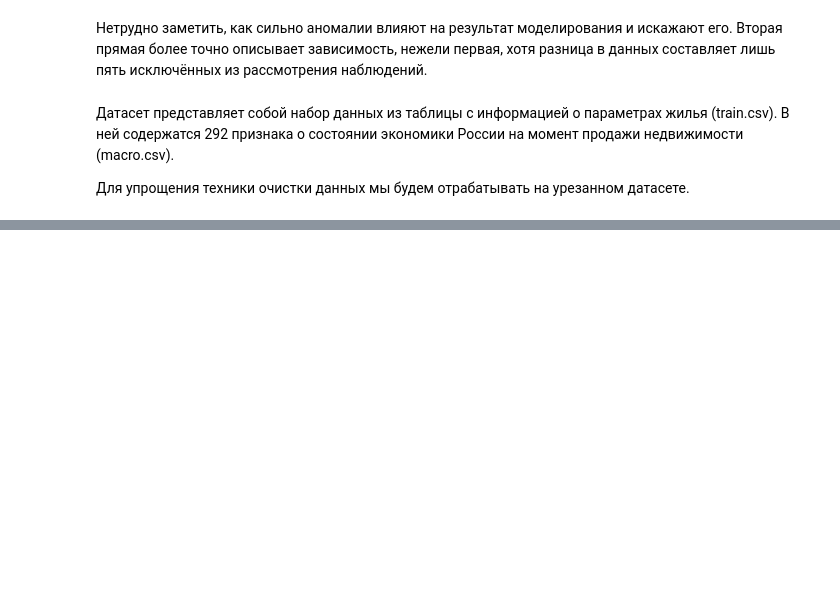
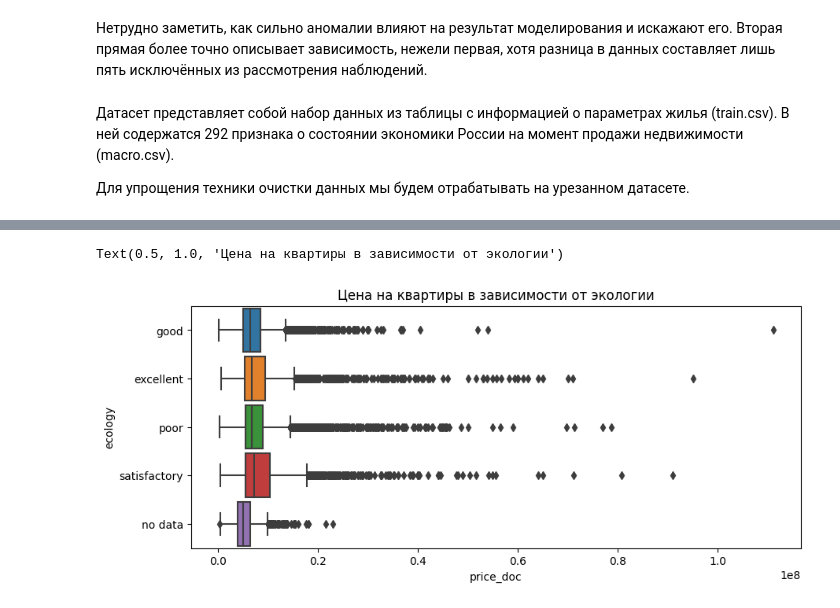
Before and after one commit to Dharmaviira/First_project_of_SF, a Jupyter notebook: Learning-DS-SF/PYTHON-14_Data_Cleaning/PT-14-Data_Cleaning.ipynb, the cells around one changed output, grey strips where cells are left out. Cells and saved outputs as stored; diff of their text form; code cells hidden in the pictures; blank space fills up the shorter version.

Commit message:
add visual method detect nan data

```diff
--- a/Learning-DS-SF/PYTHON-14_Data_Cleaning/PT-14-Data_Cleaning.ipynb
+++ b/Learning-DS-SF/PYTHON-14_Data_Cleaning/PT-14-Data_Cleaning.ipynb
@@ -25,0 +37,3 @@
+# %%
+sber_data = pd.read_csv('data/sber_data.csv')
+sber_data.head()
@@ -25,0 +81,13 @@
+# %%
+fig = plt.figure(figsize=(10, 4))
+boxplot = sns.boxplot(
+    data=sber_data,
+    x='price_doc',
+    y='ecology',
+    orient='h',
+    width=0.9
+);
+plt.title('Цена на квартиры в зависимости от экологии')
+# %% [output]
+Text(0.5, 1.0, 'Цена на квартиры в зависимости от экологии')
+[figure, added]
```
Also changed, not shown: parts of 23 cells of this notebook, 1 other file.
